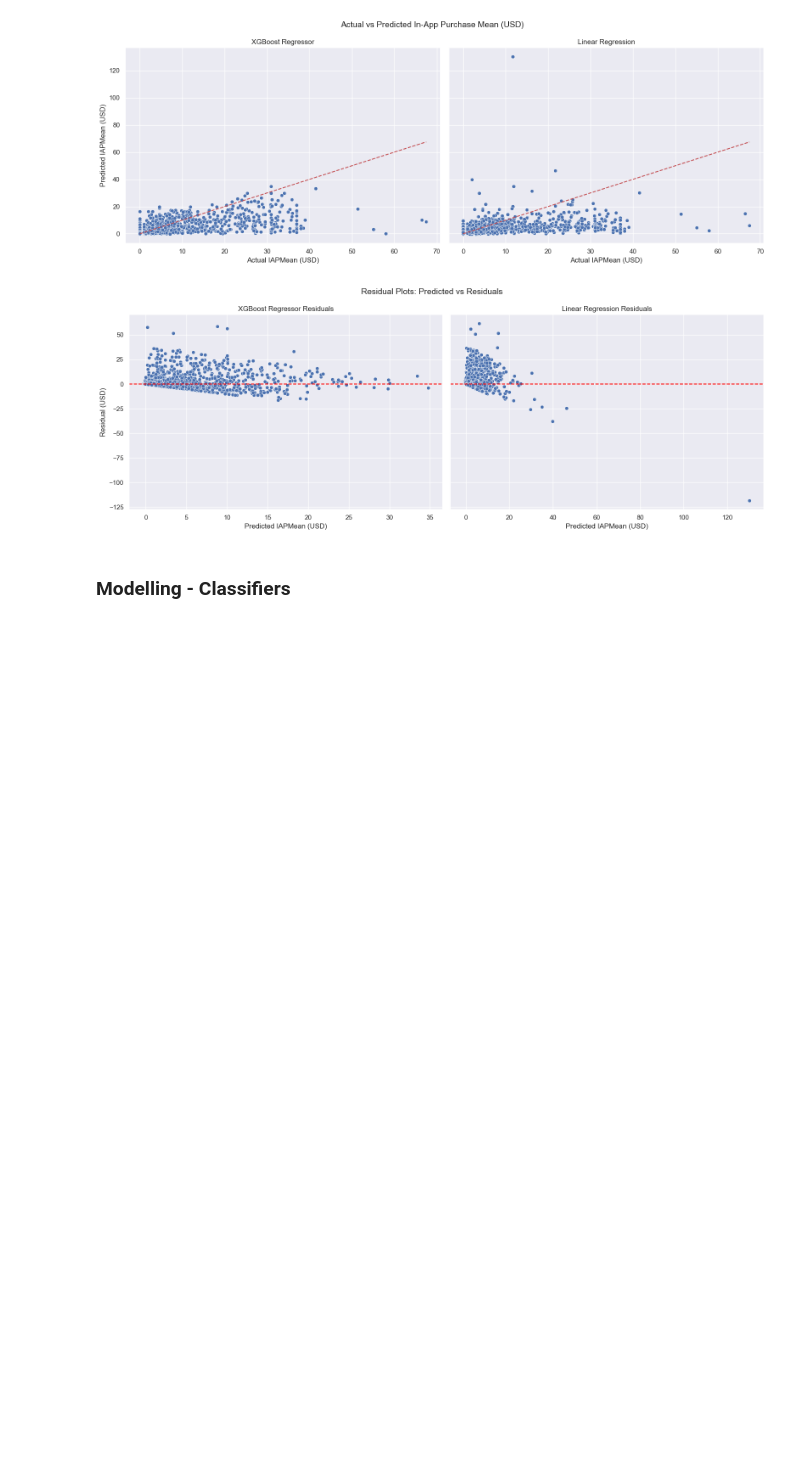
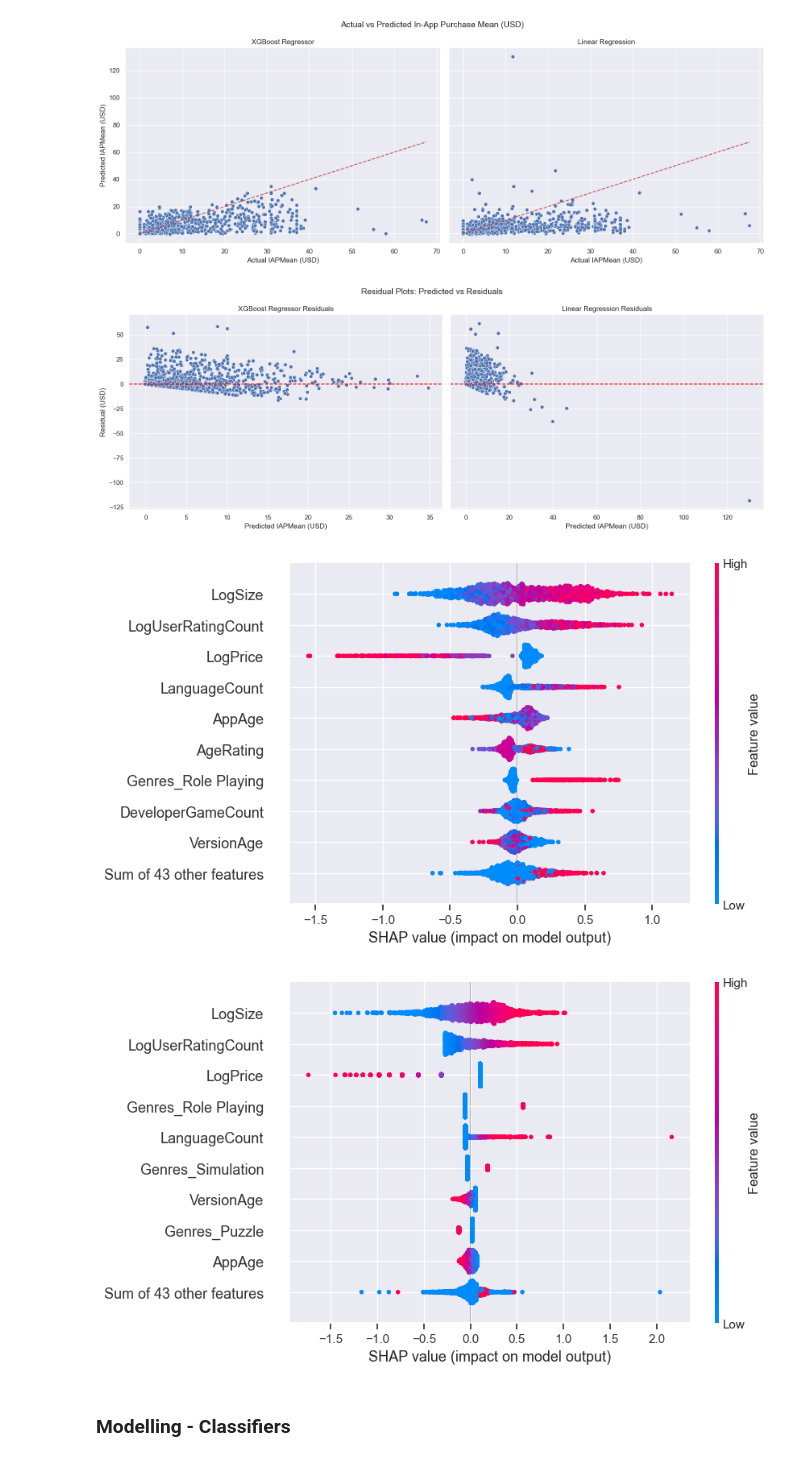
Before and after one commit to kakashek/mobile-app-monetization-prediction, a Jupyter notebook: main.ipynb, the cells around one changed output. Saved outputs shown, nothing was run; the diff lists cells and outputs as text; code cells hidden in the pictures; blank space fills up the shorter version.

Commit message:
Added SHAP for model explaination

```diff
--- a/main.ipynb
+++ b/main.ipynb
@@ -1721,6 +1723,28 @@ plt.tight_layout()
 plt.show()
 # %% [output]
 [figure]
+# %%
+
+# Use xgb best estimator
+best_xgb = xgb_search.best_estimator_
+
+# Set background data (sample for performance)
+background = shap.sample(X_train, 100, random_state=1)
+
+# --- SHAP for XGBoost Regressor ---
+xgb_explainer = shap.Explainer(best_xgb, background)
+xgb_shap_values = xgb_explainer(X_test)
+
+# --- SHAP for Linear Regression ---
+lr_explainer = shap.Explainer(lr.predict, background)
+lr_shap_values = lr_explainer(X_test)
+# %%
+# Plot shap plots for both models
+shap.plots.beeswarm(xgb_shap_values, max_display=10)
+shap.plots.beeswarm(lr_shap_values, max_display=10)
+# %% [output]
+[figure, added]
+[figure, added]
 # %% [markdown]
 ### Modelling - Classifiers
 # %% [markdown]
```
Also changed, not shown: parts of 3 cells of this notebook, 1 other file.
